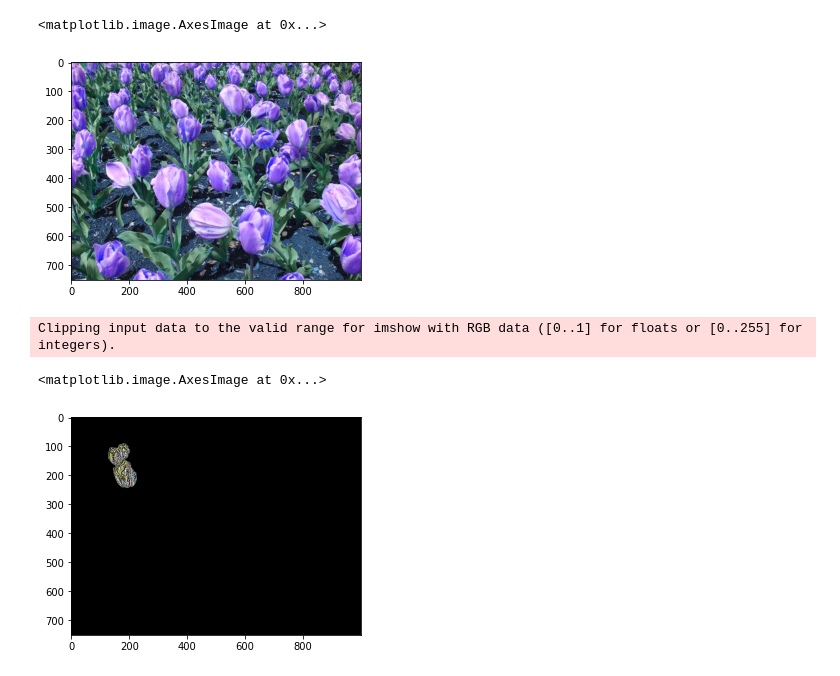
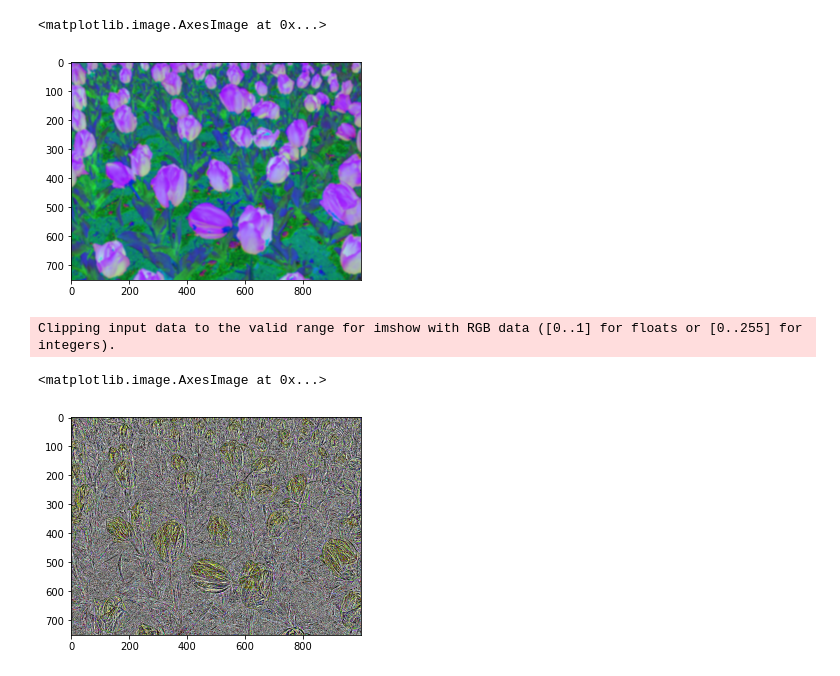
Before and after one commit to unachankz/goto_data_science, a Jupyter notebook: notebook/画像処理の勉強object_detection.ipynb, the cells around one changed output. Cells and saved outputs as stored; diff of their text form; code cells hidden in the pictures.

```diff
--- a/notebook/画像処理の勉強object_detection.ipynb
+++ b/notebook/画像処理の勉強object_detection.ipynb
@@ -9,7 +22,7 @@ import random
 import matplotlib.pyplot as plt
 
 # load image, change color spaces, and smoothing
-img_tulip = cv2.imread('./tulip.jpeg')
+img_tulip = cv2.imread('tulip.jpg')
 img=img_tulip.copy()
 print(img[0,0,0])
 img_HSV = cv2.cvtColor(img, cv2.COLOR_BGR2HSV)
@@ -33,12 +46,19 @@ for i in range(1, nlabels):
     cols.append(np.array([random.randint(0, 255),random.randint(0, 255),random.randint(0, 255)]))
 segmentation_images=np.zeros([nlabels,750, 1000, 3])
 print(segmentation_images.shape)
+j=0
 for i in range(1, nlabels):
-    segmentation_images[i,labels == i, ] = img_tulip[labels == i, ]
-    img[labels == i, ] = cols[i - 1]
+    if np.std( cv2.Laplacian(img_tulip[labels == i, ] ,cv2.CV_64F).flatten() ) > 145:
 
+      # print(np.std( img_tulip[labels == i, ]),img_tulip[labels == i, ].shape)
+      # print(i)
+      segmentation_images[j,labels == i, ] = img_tulip[labels == i, ]
+      # print(i,segmentation_images[i].shape,np.unique(img_tulip[labels == i, ]))
+      img[labels == i, ] = cols[i - 1]
+      j=j+1
 img=img.astype(np.uint8)
 segmentation_images=segmentation_images.astype(np.uint8)
+plt.imshow(img)
 # %% [output]
 12
 (40, 750, 1000, 3)
@@ -45,11 +67,11 @@ segmentation_images=segmentation_images.astype(np.uint8)
 # %%
-plt.imshow(img_tulip)
+plt.imshow(img_HSV[:,:,:])
 # %% [output]
 <matplotlib.image.AxesImage at 0x...>
-[figure, old version]
+[figure, new version]
 # %%
-plt.imshow(cv2.Laplacian(segmentation_images[20],cv2.CV_64F))
+plt.imshow(cv2.Laplacian(img_tulip[:,:,:],cv2.CV_64F))
 # %% [output]
 Clipping input data to the valid range for imshow with RGB data ([0..1] for floats or [0..255] for integers).
 <matplotlib.image.AxesImage at 0x...>
-[figure, old version]
+[figure, new version]
```
Also changed, not shown: parts of 7 cells of this notebook.
